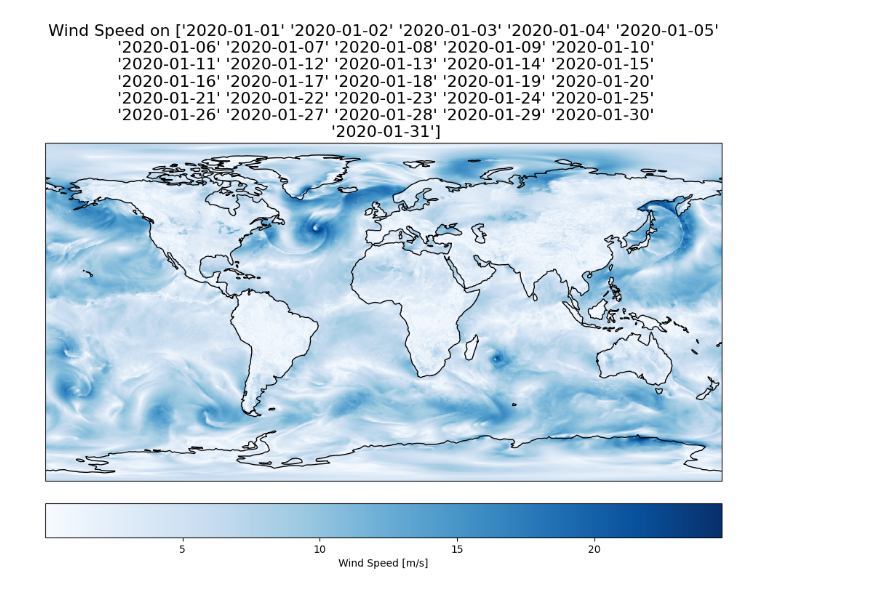
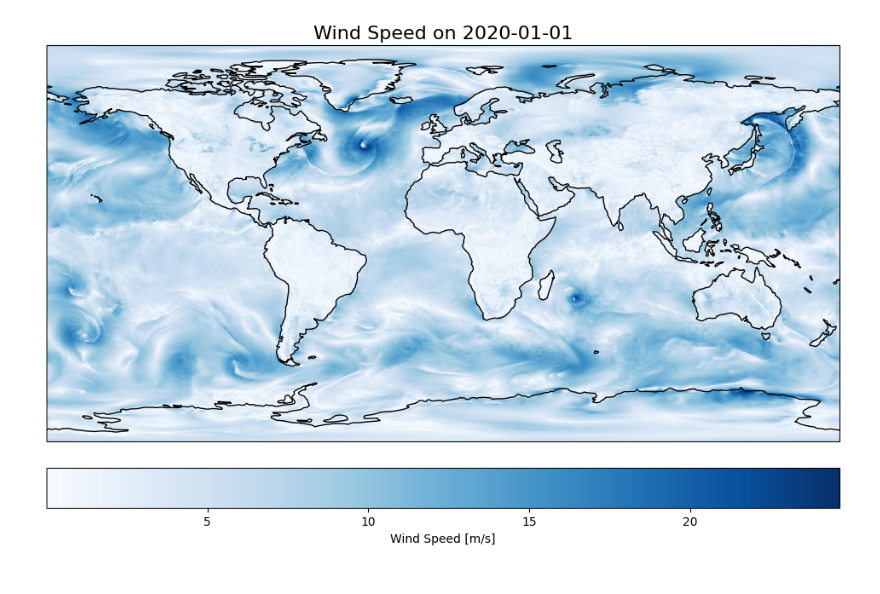
Before and after one commit to tetaud-sebastien/destination-darth-data-visualization, a Jupyter notebook: ERA5/cds.ipynb, the cells around one changed output. Cells and saved outputs as stored; diff of their text form; code cells hidden in the pictures.

Commit message:
update notebook + generate_animation with regex

```diff
--- a/ERA5/cds.ipynb
+++ b/ERA5/cds.ipynb
@@ -24,20 +19,5 @@ wind_speed, ds = cds.process()
-# %%
-fig = plt.figure(figsize=(12, 8))
-ax = plt.axes(projection=ccrs.PlateCarree())
-ax.add_feature(cfeature.LAND)
-ax.add_feature(cfeature.COASTLINE)
-heatmap = ax.pcolormesh(wind_speed.longitude, wind_speed.latitude,
-                        wind_speed.sel(time=wind_speed.time[0]),
-                        cmap='Blues', transform=ccrs.PlateCarree(), shading='auto')
-
-cbar = plt.colorbar(heatmap, ax=ax, orientation='horizontal', pad=0.05)
-cbar.set_label('Wind Speed [m/s]')
-plt.title(f'Wind Speed on {np.datetime_as_string(wind_speed.time.values, unit="D")}', fontsize=16)
-plt.xlabel('Longitude')
-plt.ylabel('Latitude')
-plt.show()
-# %% [output]
-[figure, removed]
 # %%
-wind_anim = WindSpeedVisualizer.generate_animation(wind_speed)
+wind_anim = WindSpeedVisualizer.plot_wind_speed(wind_speed.sel(time=wind_speed.time[0]))
+# %% [output]
+[figure, added]
 # %%
```
Also changed, not shown: parts of 8 cells of this notebook, 2 other files.
